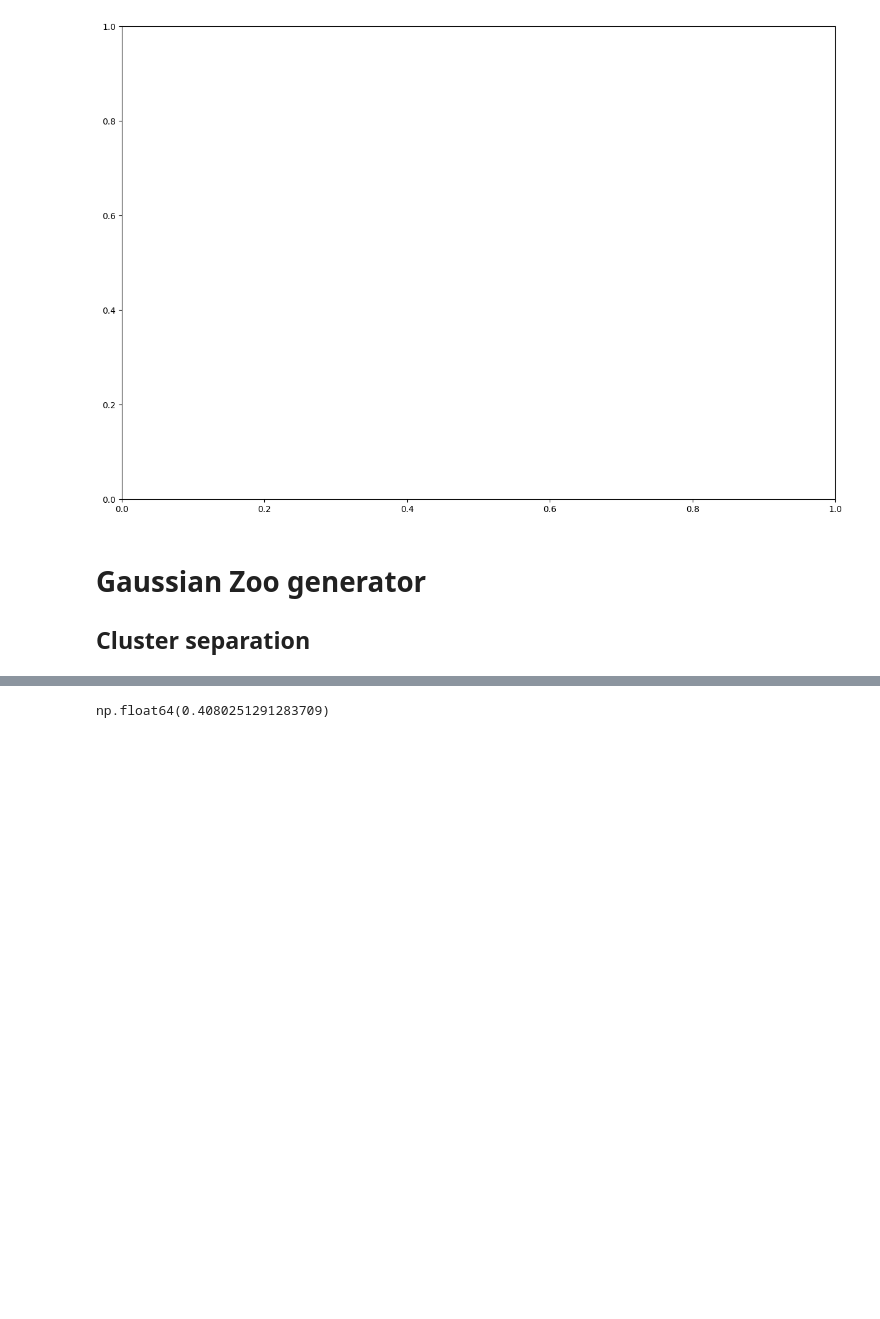
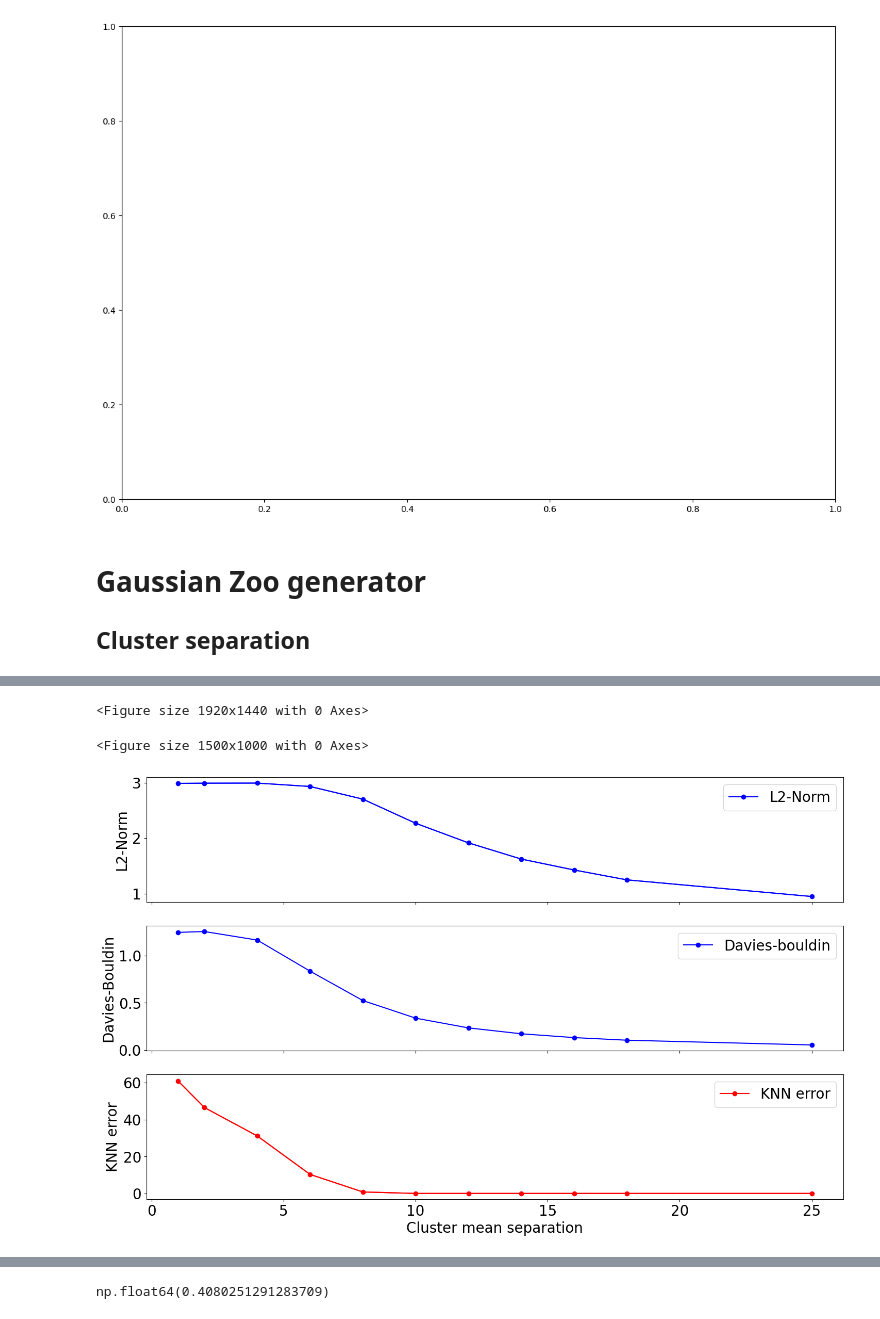
Before and after one commit to Koketsoc137/spectra_for_features, a Jupyter notebook: autocorrelation.ipynb, the cells around one changed output, grey strips where cells are left out. Saved outputs shown, nothing was run; the diff lists cells and outputs as text; code cells hidden in the pictures; blank space fills up the shorter version.

```diff
--- a/autocorrelation.ipynb
+++ b/autocorrelation.ipynb
@@ -354,17 +311,0 @@ ValueError: x and y must have same first dimension, but have shapes (99,) and (4
-# %%
-fig = plt.figure(dpi = 300)
-plt.style.use("default")
-plt.figure(figsize=(15,10))
-plt.rcParams.update({'font.size': 20})
-separation =  [10,8,6,4,2,0]
-x = separation
-yerr = np.array([b/2 for a,b in norm_scores])
-y = np.array([a for a,b in  norm_scores])
-
-plt.plot(x, y,color = "blue",marker = "o",alpha = 0.3)
-
-plt.errorbar(x, y, yerr = yerr, color = "blue",alpha = 1)
-#plt.errorbar(x2, y2, yerr=yerr2, c = "blue")
-plt.ylabel("Norm score (ns(Data))",fontsize = 20)
-plt.xlabel("Mean separation",fontsize = 20)
-plt.show
@@ -375,2 +481,51 @@ plt.show
+# %%
+fig = plt.figure(dpi = 300)
+
+plt.style.use("default")
+plt.figure(figsize=(15,10))
+plt.rcParams.update({'font.size': 20})
+fig, axs = plt.subplots(3, 1, sharex=True, figsize=(15, 10))
+
+
+x = [sep for sep in  mean_separation]
+yerr = np.array([b for a,b in norm_scores])
+y = np.array([3-a for a,b in  norm_scores])
+
+#plt.plot(x, y,color = "blue",marker = "o",alpha = 0.3)
+#plt.errorbar(x, y, yerr = yerr, color = "blue",alpha = 1)
+
+axs[0].plot(x, y,color = "blue",marker = "o",alpha = 1,label='L2-Norm')
+
+axs[0].errorbar(x, y, yerr = yerr, color = "blue",alpha = 1)
+
+axs[0].set_ylabel('L2-Norm')
+axs[0].legend()
+
+
+axs[1].plot(x, [a for a in davies_scores],color = "blue",marker = "o",alpha = 1,label='Davies-bouldin')
+
+
+axs[1].set_ylabel('Davies-Bouldin')
+axs[1].legend()
+
+
+axs[2].plot(x,[100-a for a,b in acc], marker = "o",alpha = 1,label='KNN error', color = "red")
+axs[2].errorbar(x, [100-a for a,b in acc],yerr = [b for a,b in  acc], color = "red",alpha = 1)
+
+axs[2].set_ylabel('KNN error')
+axs[2].set_xlabel('Cluster mean separation')
+axs[2].legend()
+
+# Add a global title
+#fig.suptitle('Stacked Subplots with Shared X-axis', fontsize=16)
+# Adjust spacing
+plt.tight_layout(rect=[0, 0, 1, 0.95])
+
+# Show plot
+plt.show()
+# %% [output]
+<Figure size 1920x1440 with 0 Axes>
+<Figure size 1500x1000 with 0 Axes>
+[figure, added]
 # %%
 plt.figure(figsize=(15,10))
```
Also changed, not shown: parts of 11 cells of this notebook.
